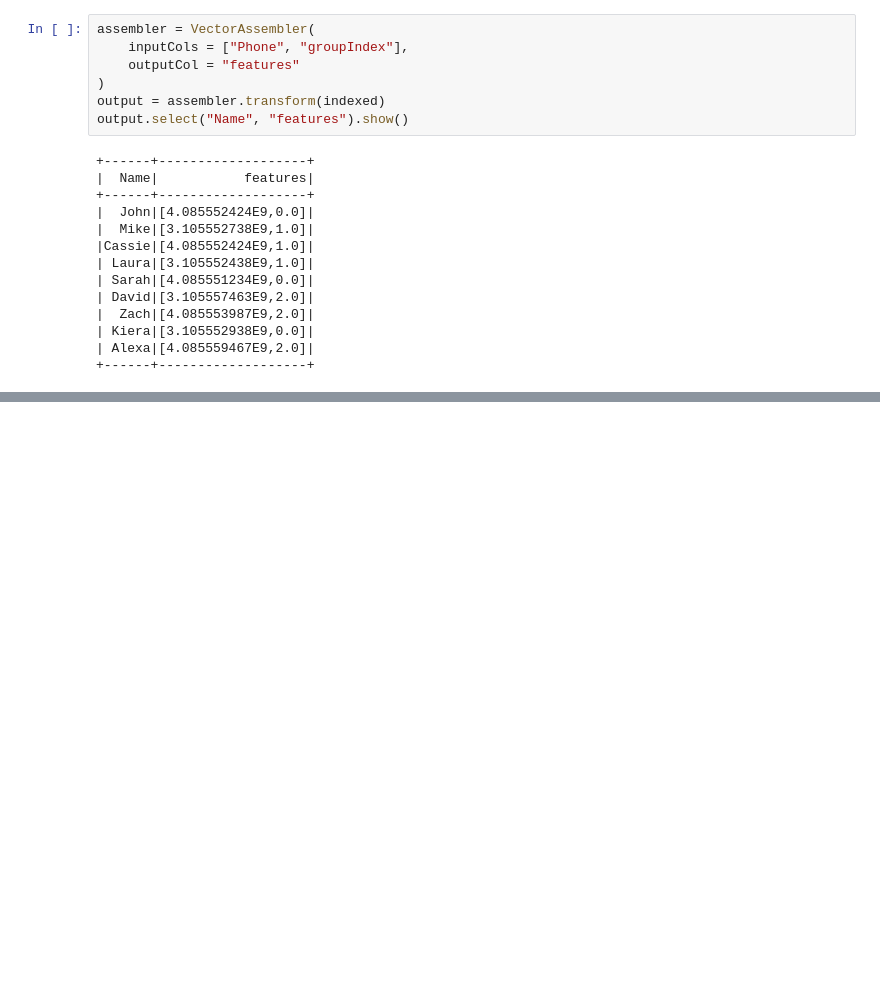
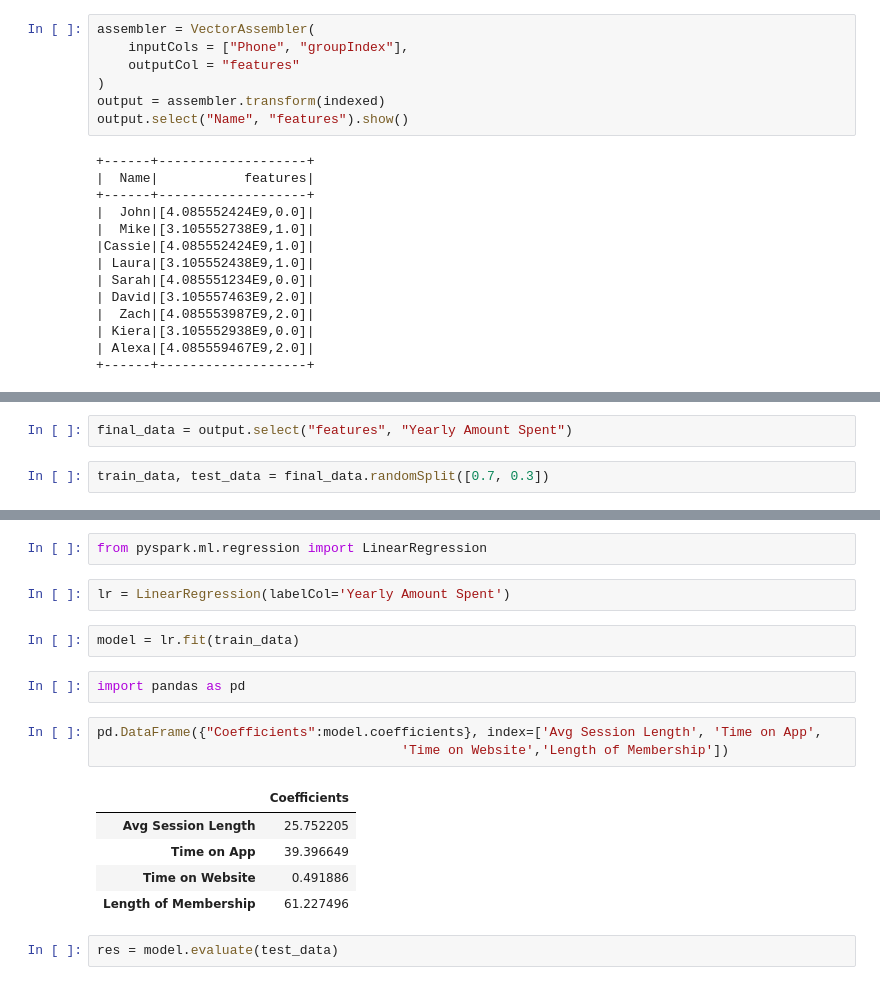
Before and after one commit to markumreed/colab_pyspark, a Jupyter notebook: pyspark_in_colab.ipynb, the cells around one changed output, grey strips where cells are left out. Cells and saved outputs as stored; diff of their text form; blank space fills up the shorter version.

```diff
--- a/pyspark_in_colab.ipynb
+++ b/pyspark_in_colab.ipynb
@@ -1565,0 +1650,4 @@ output.select("Name", "features").show()
+# %%
+final_data = output.select("features", "Yearly Amount Spent")
+# %%
+train_data, test_data = final_data.randomSplit([0.7, 0.3])
@@ -1565,0 +1678,19 @@ output.select("Name", "features").show()
+# %%
+from pyspark.ml.regression import LinearRegression
+# %%
+lr = LinearRegression(labelCol='Yearly Amount Spent')
+# %%
+model = lr.fit(train_data)
+# %%
+import pandas as pd
+# %%
+pd.DataFrame({"Coefficients":model.coefficients}, index=['Avg Session Length', 'Time on App',
+                                       'Time on Website','Length of Membership'])
+# %% [output]
+|  | Coefficients |
+| Avg Session Length | 25.752205 |
+| Time on App | 39.396649 |
+| Time on Website | 0.491886 |
+| Length of Membership | 61.227496 |
+# %%
+res = model.evaluate(test_data)
```
Also changed, not shown: parts of 19 cells of this notebook.
